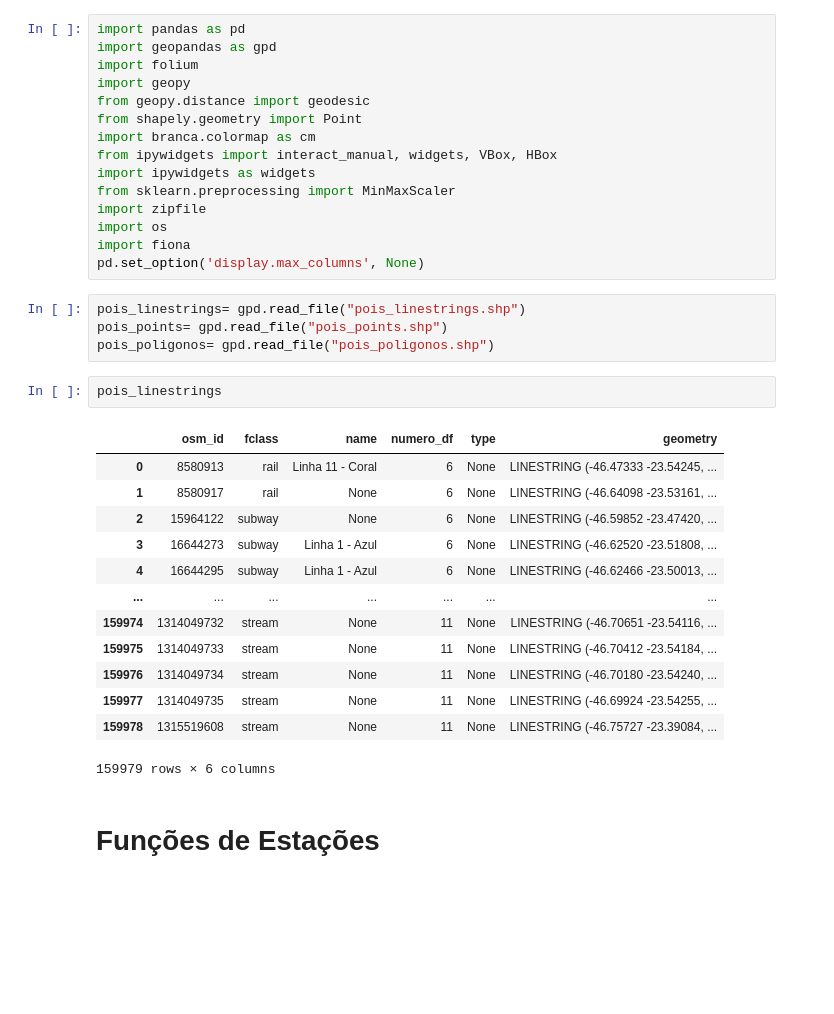
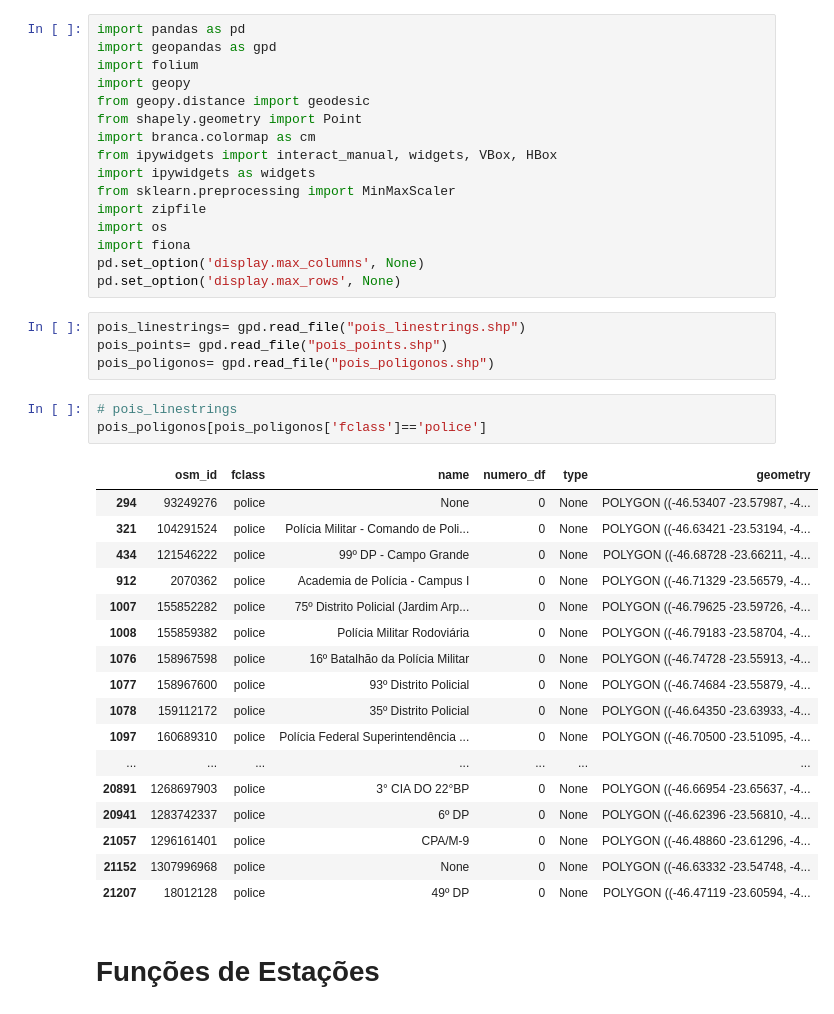
Before and after one commit to GabrielIamato/bike_sharing_system_analysis, a Jupyter notebook: POIS_analise_ops.ipynb, the cells around one changed output. Saved outputs shown, nothing was run; the diff lists cells and outputs as text; blank space fills up the shorter version.

```diff
--- a/POIS_analise_ops.ipynb
+++ b/POIS_analise_ops.ipynb
@@ -13,26 +13,32 @@ import zipfile
 import os
 import fiona
 pd.set_option('display.max_columns', None)
+pd.set_option('display.max_rows', None)
 # %%
 pois_linestrings= gpd.read_file("pois_linestrings.shp")
 pois_points= gpd.read_file("pois_points.shp")
 pois_poligonos= gpd.read_file("pois_poligonos.shp")
 # %%
-pois_linestrings
+# pois_linestrings
+pois_poligonos[pois_poligonos['fclass']=='police']
 # %% [output]
 |  | osm_id | fclass | name | numero_df | type | geometry |
-| 0 | 8580913 | rail | Linha 11 - Coral | 6 | None | LINESTRING (-46.47333 -23.54245, ... |
-| 1 | 8580917 | rail | None | 6 | None | LINESTRING (-46.64098 -23.53161, ... |
-| 2 | 15964122 | subway | None | 6 | None | LINESTRING (-46.59852 -23.47420, ... |
-| 3 | 16644273 | subway | Linha 1 - Azul | 6 | None | LINESTRING (-46.62520 -23.51808, ... |
-| 4 | 16644295 | subway | Linha 1 - Azul | 6 | None | LINESTRING (-46.62466 -23.50013, ... |
+| 294 | 93249276 | police | None | 0 | None | POLYGON ((-46.53407 -23.57987, -4... |
+| 321 | 104291524 | police | Polícia Militar - Comando de Poli... | 0 | None | POLYGON ((-46.63421 -23.53194, -4... |
+| 434 | 121546222 | police | 99º DP - Campo Grande | 0 | None | POLYGON ((-46.68728 -23.66211, -4... |
+| 912 | 2070362 | police | Academia de Polícia - Campus I | 0 | None | POLYGON ((-46.71329 -23.56579, -4... |
+| 1007 | 155852282 | police | 75º Distrito Policial (Jardim Arp... | 0 | None | POLYGON ((-46.79625 -23.59726, -4... |
+| 1008 | 155859382 | police | Polícia Militar Rodoviária | 0 | None | POLYGON ((-46.79183 -23.58704, -4... |
+| 1076 | 158967598 | police | 16º Batalhão da Polícia Militar | 0 | None | POLYGON ((-46.74728 -23.55913, -4... |
+| 1077 | 158967600 | police | 93º Distrito Policial | 0 | None | POLYGON ((-46.74684 -23.55879, -4... |
+| 1078 | 159112172 | police | 35º Distrito Policial | 0 | None | POLYGON ((-46.64350 -23.63933, -4... |
+| 1097 | 160689310 | police | Polícia Federal Superintendência ... | 0 | None | POLYGON ((-46.70500 -23.51095, -4... |
 | ... | ... | ... | ... | ... | ... | ... |
-| 159974 | 1314049732 | stream | None | 11 | None | LINESTRING (-46.70651 -23.54116, ... |
-| 159975 | 1314049733 | stream | None | 11 | None | LINESTRING (-46.70412 -23.54184, ... |
-| 159976 | 1314049734 | stream | None | 11 | None | LINESTRING (-46.70180 -23.54240, ... |
-| 159977 | 1314049735 | stream | None | 11 | None | LINESTRING (-46.69924 -23.54255, ... |
-| 159978 | 1315519608 | stream | None | 11 | None | LINESTRING (-46.75727 -23.39084, ... |
+| 20891 | 1268697903 | police | 3° CIA DO 22°BP | 0 | None | POLYGON ((-46.66954 -23.65637, -4... |
+| 20941 | 1283742337 | police | 6º DP | 0 | None | POLYGON ((-46.62396 -23.56810, -4... |
+| 21057 | 1296161401 | police | CPA/M-9 | 0 | None | POLYGON ((-46.48860 -23.61296, -4... |
+| 21152 | 1307996968 | police | None | 0 | None | POLYGON ((-46.63332 -23.54748, -4... |
+| 21207 | 18012128 | police | 49º DP | 0 | None | POLYGON ((-46.47119 -23.60594, -4... |
-159979 rows × 6 columns
 # %% [markdown]
 # Funções de Estações
 # %%
```
Also changed, not shown: 1 other file.
